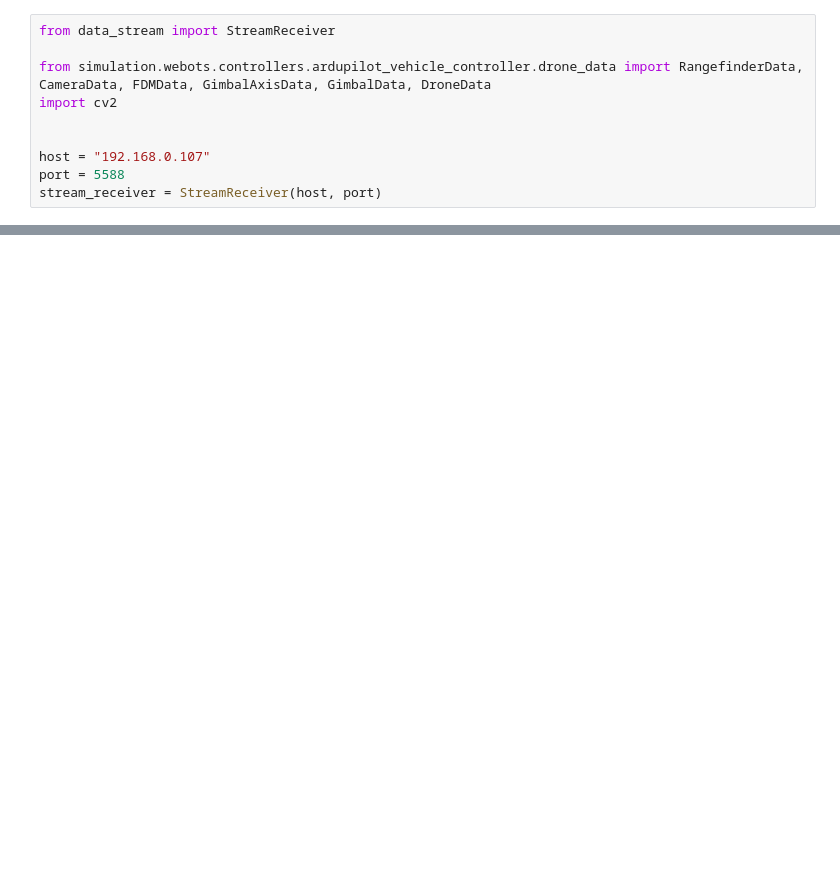
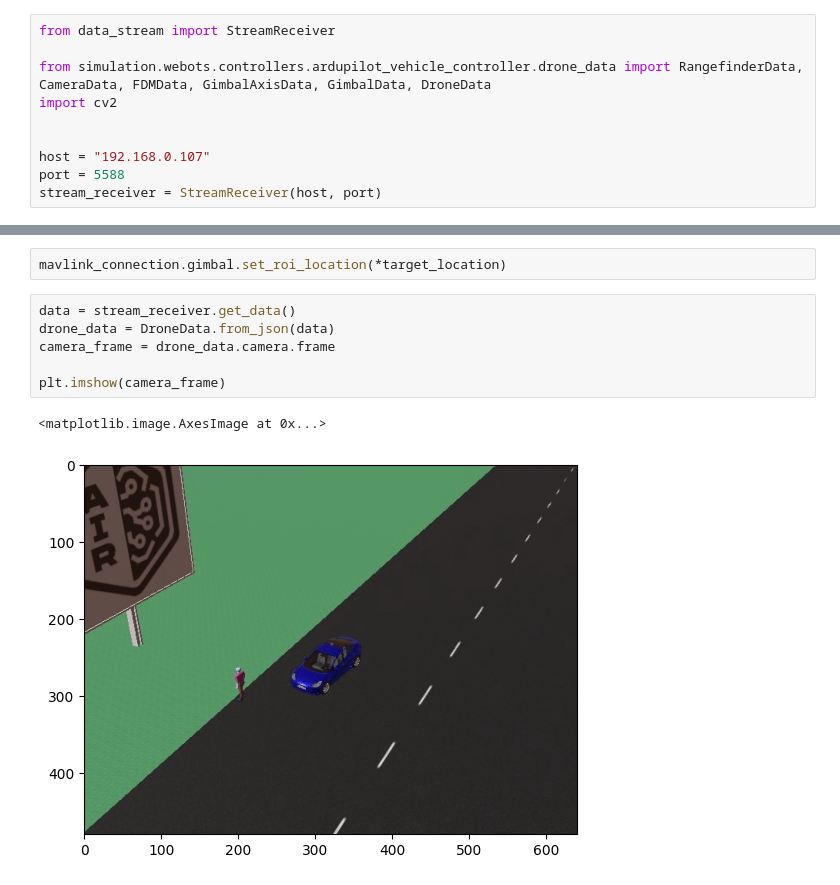
Before and after one commit to qriwty/idcs, a Jupyter notebook: main.ipynb, the cells around one changed output, grey strips where cells are left out. Saved outputs shown, nothing was run; the diff lists cells and outputs as text; blank space fills up the shorter version.

```diff
--- a/main.ipynb
+++ b/main.ipynb
@@ -534,0 +216,11 @@ KeyboardInterrupt:
+# %%
+mavlink_connection.gimbal.set_roi_location(*target_location)
+# %%
+data = stream_receiver.get_data()
+drone_data = DroneData.from_json(data)
+camera_frame = drone_data.camera.frame
+
+plt.imshow(camera_frame)
+# %% [output]
+<matplotlib.image.AxesImage at 0x...>
+[figure, added]
```
Also changed, not shown: parts of 15 cells of this notebook, 1 other file.
